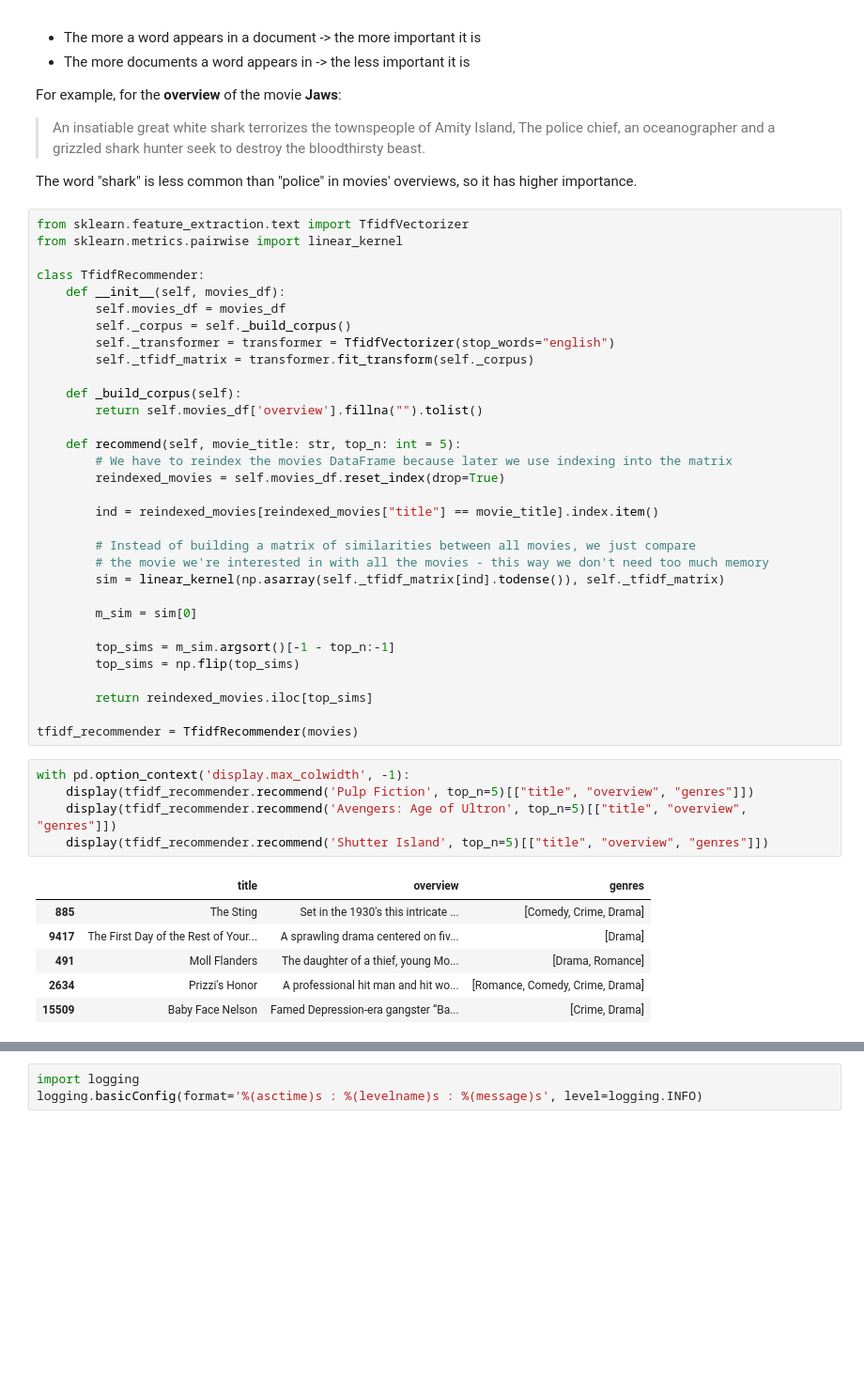
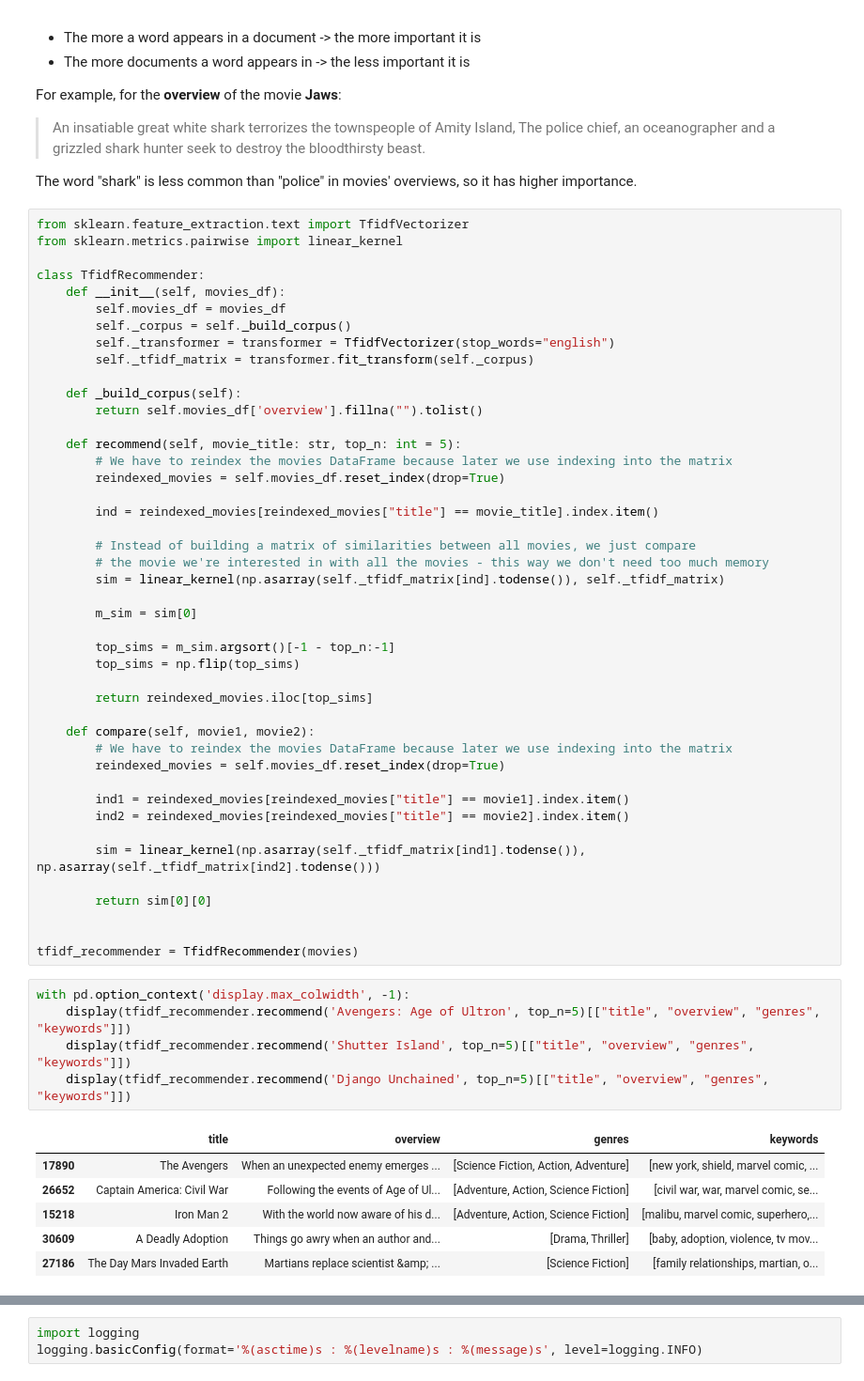
Before and after one commit to adi-benz/movies-rating-analysis, a Jupyter notebook: analysis.ipynb, the cells around one changed output, grey strips where cells are left out. Shown at 94% size. Saved outputs shown, nothing was run; the diff lists cells and outputs as text; blank space fills up the shorter version.

Commit message:
More progress in documenting the overview models

```diff
--- a/analysis.ipynb
+++ b/analysis.ipynb
@@ -714,16 +714,28 @@ class TfidfRecommender:
 
         return reindexed_movies.iloc[top_sims]
 
+    def compare(self, movie1, movie2):
+        # We have to reindex the movies DataFrame because later we use indexing into the matrix
+        reindexed_movies = self.movies_df.reset_index(drop=True)
+
+        ind1 = reindexed_movies[reindexed_movies["title"] == movie1].index.item()
+        ind2 = reindexed_movies[reindexed_movies["title"] == movie2].index.item()
+
+        sim = linear_kernel(np.asarray(self._tfidf_matrix[ind1].todense()), np.asarray(self._tfidf_matrix[ind2].todense()))
+
+        return sim[0][0]
+
+
 tfidf_recommender = TfidfRecommender(movies)
 # %%
 with pd.option_context('display.max_colwidth', -1):
-    display(tfidf_recommender.recommend('Pulp Fiction', top_n=5)[["title", "overview", "genres"]])
-    display(tfidf_recommender.recommend('Avengers: Age of Ultron', top_n=5)[["title", "overview", "genres"]])
-    display(tfidf_recommender.recommend('Shutter Island', top_n=5)[["title", "overview", "genres"]])
+    display(tfidf_recommender.recommend('Avengers: Age of Ultron', top_n=5)[["title", "overview", "genres", "keywords"]])
+    display(tfidf_recommender.recommend('Shutter Island', top_n=5)[["title", "overview", "genres", "keywords"]])
+    display(tfidf_recommender.recommend('Django Unchained', top_n=5)[["title", "overview", "genres", "keywords"]])
 # %% [output]
-|  | title | overview | genres |
-| 885 | The Sting | Set in the 1930's this intricate ... | [Comedy, Crime, Drama] |
-| 9417 | The First Day of the Rest of Your... | A sprawling drama centered on fiv... | [Drama] |
-| 491 | Moll Flanders | The daughter of a thief, young Mo... | [Drama, Romance] |
-| 2634 | Prizzi's Honor | A professional hit man and hit wo... | [Romance, Comedy, Crime, Drama] |
-| 15509 | Baby Face Nelson | Famed Depression-era gangster “Ba... | [Crime, Drama] |
+|  | title | overview | genres | keywords |
+| 17890 | The Avengers | When an unexpected enemy emerges ... | [Science Fiction, Action, Adventure] | [new york, shield, marvel comic, ... |
+| 26652 | Captain America: Civil War | Following the events of Age of Ul... | [Adventure, Action, Science Fiction] | [civil war, war, marvel comic, se... |
+| 15218 | Iron Man 2 | With the world now aware of his d... | [Adventure, Action, Science Fiction] | [malibu, marvel comic, superhero,... |
+| 30609 | A Deadly Adoption | Things go awry when an author and... | [Drama, Thriller] | [baby, adoption, violence, tv mov... |
+| 27186 | The Day Mars Invaded Earth | Martians replace scientist &amp; ... | [Science Fiction] | [family relationships, martian, o... |
```
Also changed, not shown: parts of 29 cells of this notebook.
